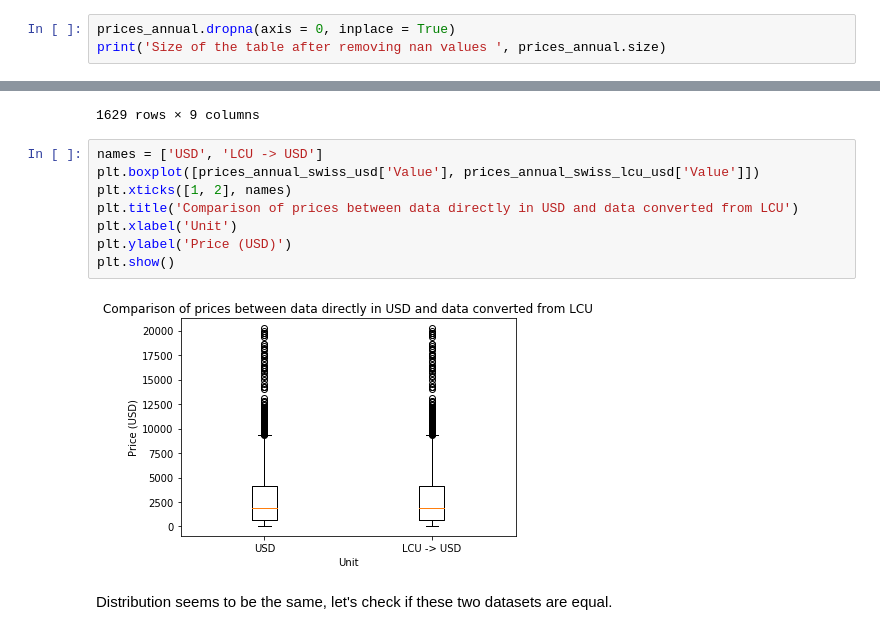
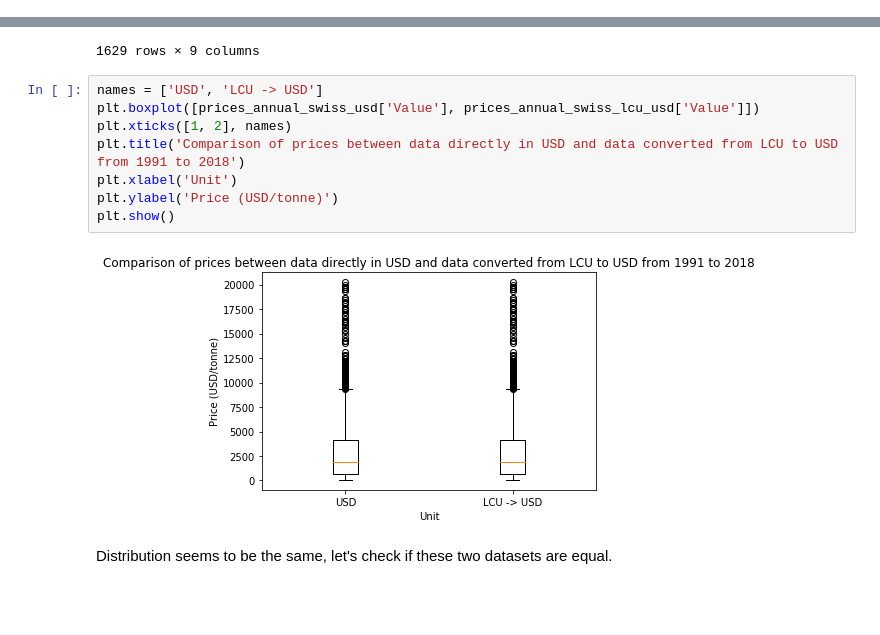
Before and after one commit to jlabhard/ADA_Project, a Jupyter notebook: utlitary.ipynb, the cells around one changed output, grey strips where cells are left out. Saved outputs shown, nothing was run; the diff lists cells and outputs as text; blank space fills up the shorter version.

```diff
--- a/utlitary.ipynb
+++ b/utlitary.ipynb
@@ -229,3 +323,0 @@ Size of the table before checking nan values  4525240
-# %%
-prices_annual.dropna(axis = 0, inplace = True)
-print('Size of the table after removing nan values ', prices_annual.size)
@@ -408,13 +516,13 @@ prices_annual_swiss_lcu_usd
 # %%
 names = ['USD', 'LCU -> USD']
 plt.boxplot([prices_annual_swiss_usd['Value'], prices_annual_swiss_lcu_usd['Value']])
 plt.xticks([1, 2], names)
-plt.title('Comparison of prices between data directly in USD and data converted from LCU')
+plt.title('Comparison of prices between data directly in USD and data converted from LCU to USD from 1991 to 2018')
 plt.xlabel('Unit')
-plt.ylabel('Price (USD)')
+plt.ylabel('Price (USD/tonne)')
 plt.show()
 # %% [output]
-[figure, old version]
+[figure, new version]
 # %% [markdown]
 Distribution seems to be the same, let's check if these two datasets are equal.
 # %%
```
Also changed, not shown: parts of 92 cells of this notebook.
